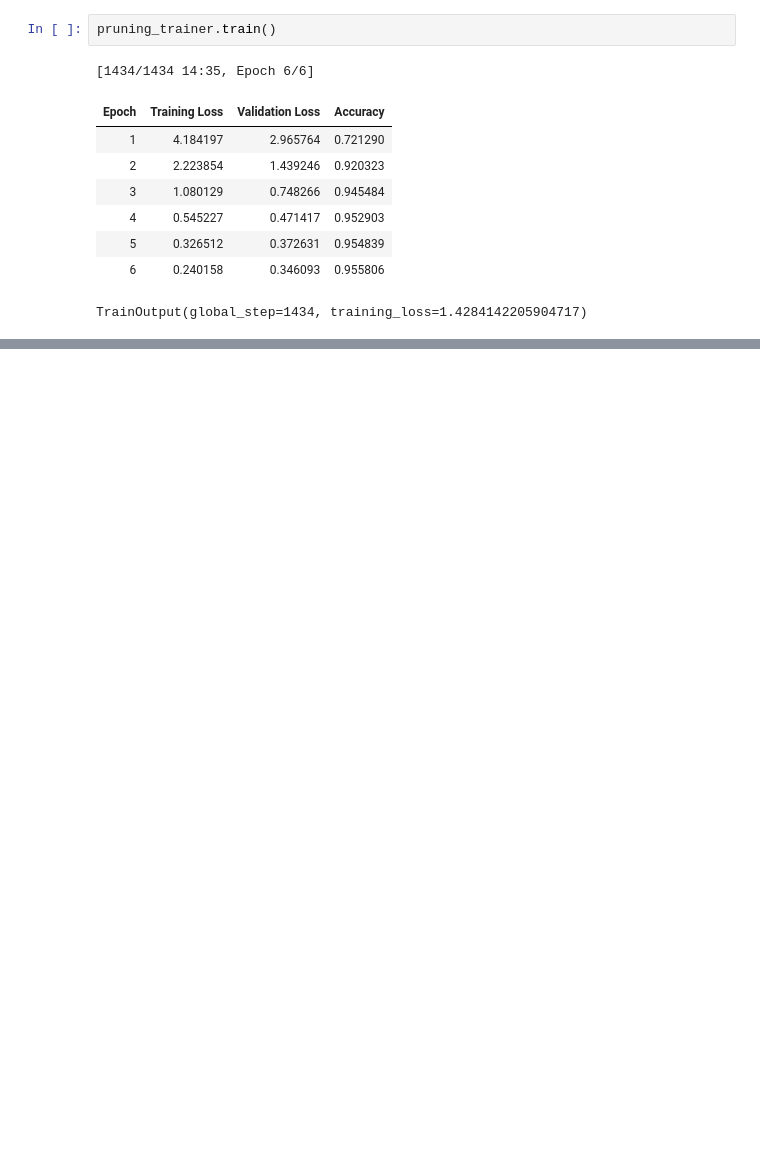
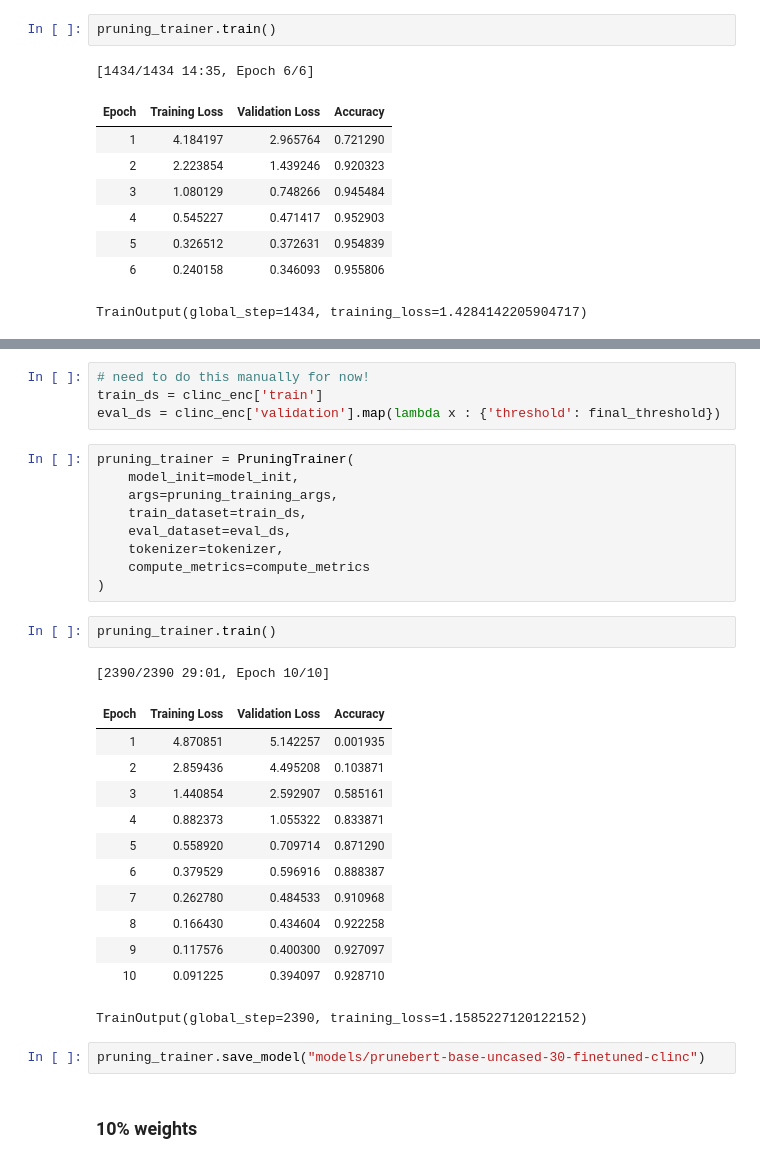
Before and after one commit to lewtun/transformerlab, a Jupyter notebook: experiments.intent-detection.ipynb, the cells around one changed output, grey strips where cells are left out. Drawn from its saved outputs; the diff is of its cells as text; blank space fills up the shorter version.

```diff
--- a/experiments.intent-detection.ipynb
+++ b/experiments.intent-detection.ipynb
@@ -567,0 +794,33 @@ TrainOutput(global_step=1434, training_loss=1.4284142205904717)
+# %%
+# need to do this manually for now!
+train_ds = clinc_enc['train']
+eval_ds = clinc_enc['validation'].map(lambda x : {'threshold': final_threshold})
+# %%
+pruning_trainer = PruningTrainer(
+    model_init=model_init,
+    args=pruning_training_args,
+    train_dataset=train_ds,
+    eval_dataset=eval_ds,
+    tokenizer=tokenizer,
+    compute_metrics=compute_metrics
+)
+# %%
+pruning_trainer.train()
+# %% [output]
+[2390/2390 29:01, Epoch 10/10]
+| Epoch | Training Loss | Validation Loss | Accuracy |
+| 1 | 4.870851 | 5.142257 | 0.001935 |
+| 2 | 2.859436 | 4.495208 | 0.103871 |
+| 3 | 1.440854 | 2.592907 | 0.585161 |
+| 4 | 0.882373 | 1.055322 | 0.833871 |
+| 5 | 0.558920 | 0.709714 | 0.871290 |
+| 6 | 0.379529 | 0.596916 | 0.888387 |
+| 7 | 0.262780 | 0.484533 | 0.910968 |
+| 8 | 0.166430 | 0.434604 | 0.922258 |
+| 9 | 0.117576 | 0.400300 | 0.927097 |
+| 10 | 0.091225 | 0.394097 | 0.928710 |
+TrainOutput(global_step=2390, training_loss=1.1585227120122152)
+# %%
+pruning_trainer.save_model("models/prunebert-base-uncased-30-finetuned-clinc")
+# %% [markdown]
+### 10% weights
```
Also changed, not shown: parts of 27 cells of this notebook.
